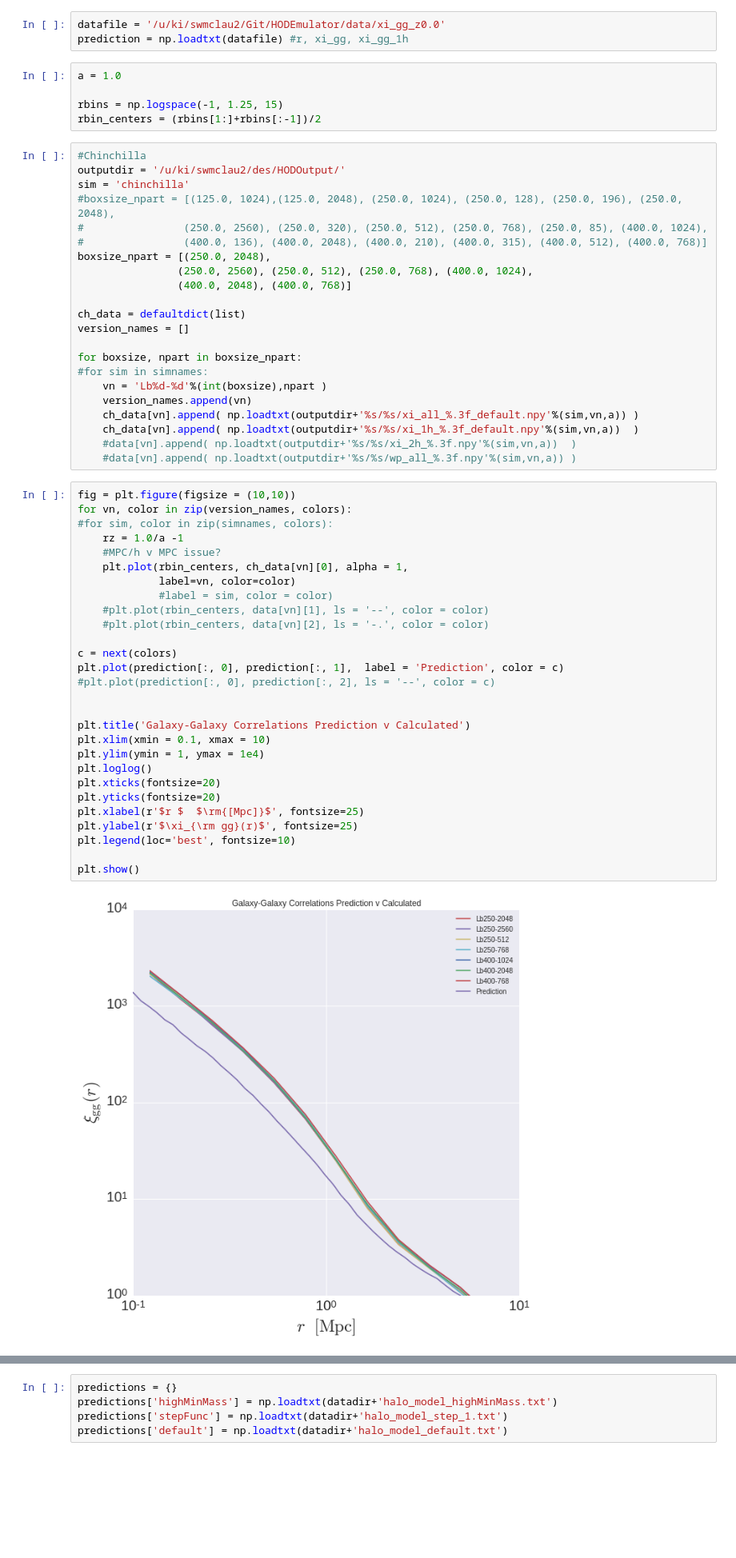
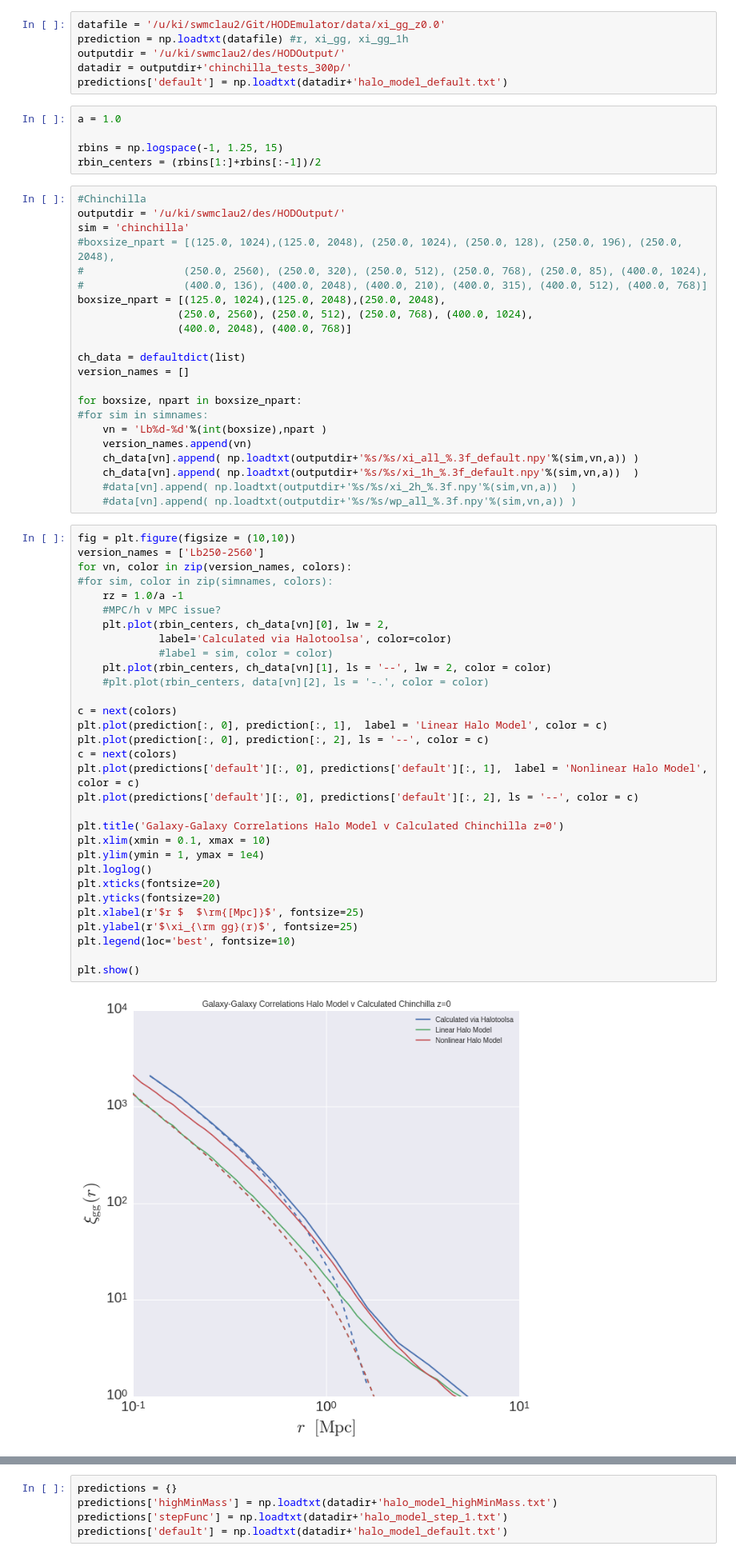
Before and after one commit to mclaughlin6464/HODEmulator, a Jupyter notebook: predictionsVCalculated.ipynb, the cells around one changed output, grey strips where cells are left out. Shown at 80% size. Saved outputs shown, nothing was run; the diff lists cells and outputs as text; blank space fills up the shorter version.

```diff
--- a/predictionsVCalculated.ipynb
+++ b/predictionsVCalculated.ipynb
@@ -13,6 +13,9 @@ colors = cycle(sns.color_palette())
 # %%
 datafile = '/u/ki/swmclau2/Git/HODEmulator/data/xi_gg_z0.0'
 prediction = np.loadtxt(datafile) #r, xi_gg, xi_gg_1h
+outputdir = '/u/ki/swmclau2/des/HODOutput/'
+datadir = outputdir+'chinchilla_tests_300p/'
+predictions['default'] = np.loadtxt(datadir+'halo_model_default.txt')
 # %%
 a = 1.0
 
@@ -25,7 +28,7 @@ sim = 'chinchilla'
 #boxsize_npart = [(125.0, 1024),(125.0, 2048), (250.0, 1024), (250.0, 128), (250.0, 196), (250.0, 2048),
 #                (250.0, 2560), (250.0, 320), (250.0, 512), (250.0, 768), (250.0, 85), (400.0, 1024),
 #                (400.0, 136), (400.0, 2048), (400.0, 210), (400.0, 315), (400.0, 512), (400.0, 768)]
-boxsize_npart = [(250.0, 2048),
+boxsize_npart = [(125.0, 1024),(125.0, 2048),(250.0, 2048),
                 (250.0, 2560), (250.0, 512), (250.0, 768), (400.0, 1024),
                 (400.0, 2048), (400.0, 768)]
 
@@ -42,34 +45,37 @@ for boxsize, npart in boxsize_npart:
     #data[vn].append( np.loadtxt(outputdir+'%s/%s/wp_all_%.3f.npy'%(sim,vn,a)) )
 # %%
 fig = plt.figure(figsize = (10,10))
+version_names = ['Lb250-2560']
 for vn, color in zip(version_names, colors):
 #for sim, color in zip(simnames, colors):
     rz = 1.0/a -1
     #MPC/h v MPC issue?
-    plt.plot(rbin_centers, ch_data[vn][0], alpha = 1,
-             label=vn, color=color)
+    plt.plot(rbin_centers, ch_data[vn][0], lw = 2,
+             label='Calculated via Halotoolsa', color=color)
              #label = sim, color = color)
-    #plt.plot(rbin_centers, data[vn][1], ls = '--', color = color)
+    plt.plot(rbin_centers, ch_data[vn][1], ls = '--', lw = 2, color = color)
     #plt.plot(rbin_centers, data[vn][2], ls = '-.', color = color)
 
 c = next(colors)
-plt.plot(prediction[:, 0], prediction[:, 1],  label = 'Prediction', color = c)
-#plt.plot(prediction[:, 0], prediction[:, 2], ls = '--', color = c)
+plt.plot(prediction[:, 0], prediction[:, 1],  label = 'Linear Halo Model', color = c)
+plt.plot(prediction[:, 0], prediction[:, 2], ls = '--', color = c)
+c = next(colors)
+plt.plot(predictions['default'][:, 0], predictions['default'][:, 1],  label = 'Nonlinear Halo Model', color = c)
+plt.plot(predictions['default'][:, 0], predictions['default'][:, 2], ls = '--', color = c)
 
-
-plt.title('Galaxy-Galaxy Correlations Prediction v Calculated')
+plt.title('Galaxy-Galaxy Correlations Halo Model v Calculated Chinchilla z=0')
 plt.xlim(xmin = 0.1, xmax = 10)
 plt.ylim(ymin = 1, ymax = 1e4)
 plt.loglog()
 plt.xticks(fontsize=20)
 plt.yticks(fontsize=20)
 plt.xlabel(r'$r $  $\rm{[Mpc]}$', fontsize=25)
 plt.ylabel(r'$\xi_{\rm gg}(r)$', fontsize=25)
 plt.legend(loc='best', fontsize=10)
 
 plt.show()
 # %% [output]
-[figure, old version]
+[figure, new version]
 # %%
 outputdir = '/u/ki/swmclau2/des/HODOutput/'
 #simnames = ['fox']
```
Also changed, not shown: parts of 5 cells of this notebook, 2 other files.
